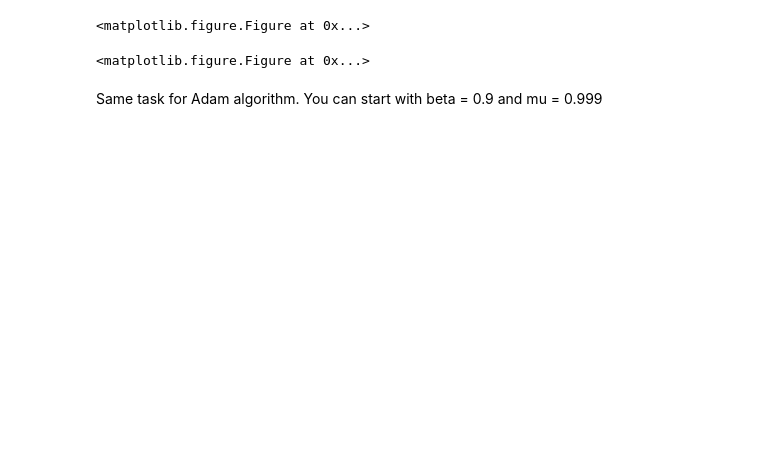
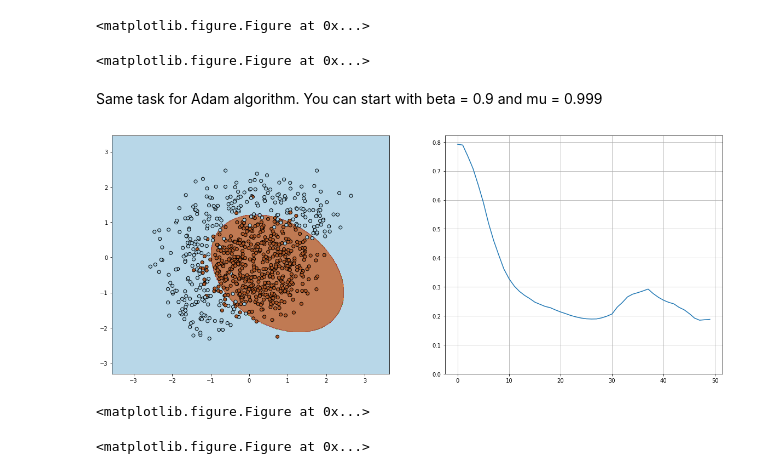
Before and after one commit to olga24912/term7-DL, a Jupyter notebook: hw2/task_1.ipynb, the cells around one changed output. Saved outputs shown, nothing was run; the diff lists cells and outputs as text; code cells hidden in the pictures; blank space fills up the shorter version.

```diff
--- a/hw2/task_1.ipynb
+++ b/hw2/task_1.ipynb
@@ -250,28 +244,29 @@ plt.clf()
 # %% [markdown]
 Same task for Adam algorithm. You can start with beta = 0.9 and mu = 0.999
 # %%
-w = np.array([1,0,0,0,0,0], dtype=np.float32)
-v = np.array([0,0,0,0,0,0], dtype=np.float32)
-
-alpha = 0.1 # learning rate
+alpha = 0.2 # learning rate
 beta = 0.9  # (beta1 coefficient in original paper) exponential decay rate for the 1st moment estimates
-mu   = 0.999  # (beta2 coefficient in original paper) exponential decay rate for the 2nd moment estimates
+mu   = 0.9  # (beta2 coefficient in original paper) exponential decay rate for the 2nd moment estimates
 eps = 1e-8  # A small constant for numerical stability
-
 n_iter = 50
 batch_size = 4
 loss = np.zeros(n_iter)
 plt.figure(figsize=(12,5))
+
+assign_cw = tf.assign(cw, beta*cw + (1 - beta)*(gradn**2))
+assign_v = tf.assign(v, mu * v + (1 - mu) * gradn)
+assign_w = tf.assign(wn, wn - alpha * assign_v/(tf.sqrt(assign_cw) + eps))
+
 with tf.Session() as sess:
+    sess.run(tf.global_variables_initializer())
     for i in range(n_iter):
         ind = random.sample(range(X.shape[0]), batch_size)
-        loss[i] = sess.run(lossn, feed_dict={Xf: X, yf:y.reshape(1, len(y)), wn:w.reshape(1, 6)})
-        gn = sess.run(gradn, feed_dict={Xn: X[ind, :], yn:y[ind].reshape(1, len(y[ind])), wn:w.reshape(1, 6)})
+        loss[i] = sess.run(lossn, feed_dict={Xf: X, yf:y.reshape(1, len(y))})
+        sess.run(assign_w, feed_dict={Xn: X[ind, :], yn:y[ind].reshape(1, len(y[ind]))})
 
-        cw = beta*cw + (1 - beta)*gn**2
-        v = mu * v + (1 - mu) * gn
-        w = w - alpha/(np.sqrt(cw) + eps)*gn
-
-
-visualize(X, y, w, loss, n_iter)
-plt.clf()
+    visualize(X, y, wn.eval(sess)[0], loss, n_iter)
+    plt.clf()
+# %% [output]
+[figure, added]
+<matplotlib.figure.Figure at 0x...>
+<matplotlib.figure.Figure at 0x...>
```
Also changed, not shown: parts of 6 cells of this notebook.
